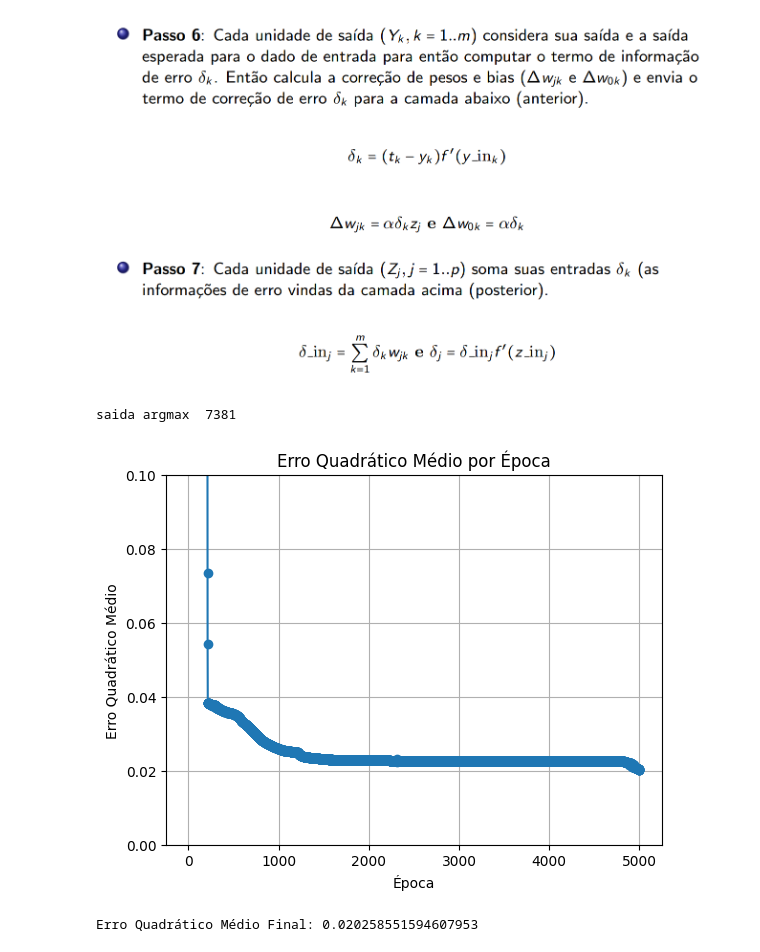
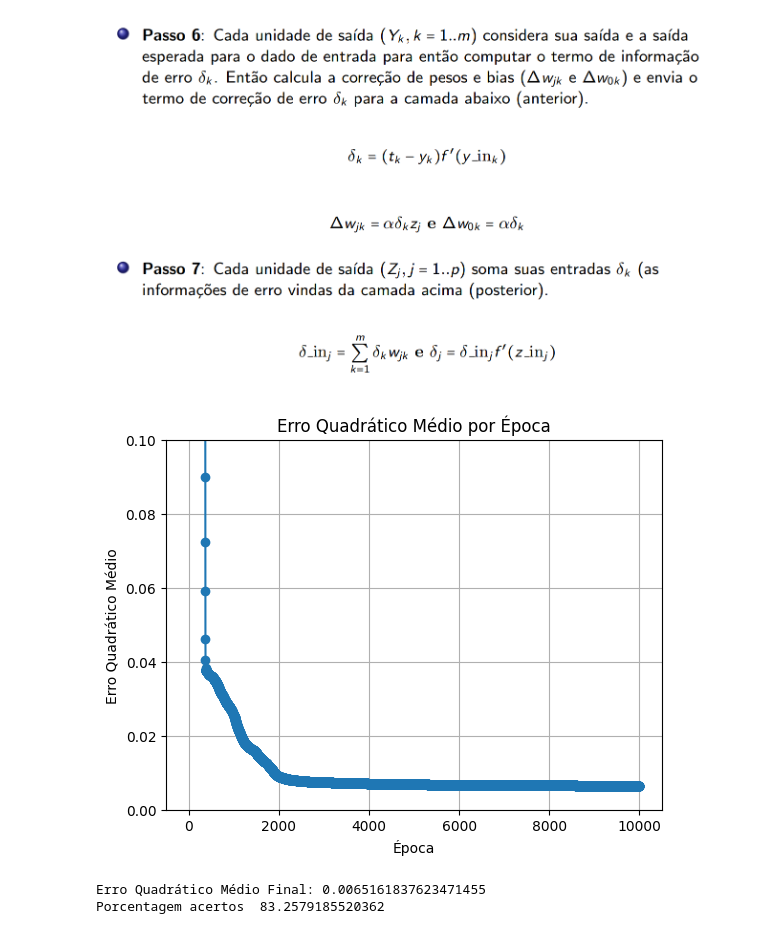
Before and after one commit to FabianaAndrade/projeto_IA, a Jupyter notebook: main.ipynb, the cells around one changed output. Cells and saved outputs as stored; diff of their text form; code cells hidden in the pictures.

```diff
--- a/main.ipynb
+++ b/main.ipynb
@@ -124,7 +124,8 @@ class MLP:
             eqm = np.mean((y - saida) ** 2)
             erros.append(eqm)
             #print(f'Epoca {epoca+1}/{epocas}, Erro quadratico medio: {eqm}')
-        print("saida argmax ", np.argmax(saida))
+        #print("saida argmax ", np.argmax(saida[1]))
+        self.saida_final = saida;
         # Plotando o erro por época
         plt.plot(range(1, epocas+1), erros, marker='o')
         plt.xlabel('Época')
@@ -137,25 +138,36 @@ class MLP:
 # %% [markdown]
 ![Captura de tela 2024-05-12 162356.png](embedded-picture-1)
 # %%
-learning_rate = 0.02
+learning_rate = 0.01
 
 leitura_dados = LeituraDados();
 #print("x ", leitura_dados.x[0])
 #print("y ", leitura_dados.y[60])
 #print("tamanho entrada ", leitura_dados.tamanho_entrada)
 #print("num classes ", leitura_dados.num_classes)
 
 # Criando e treinando a rede neural
 mlp = MLP(leitura_dados.tamanho_entrada, 50, leitura_dados.num_classes, learning_rate)
-errors = mlp.treinamento(leitura_dados.x, leitura_dados.y, epocas=5000)
+errors = mlp.treinamento(leitura_dados.x, leitura_dados.y, epocas=10000)
 
 # Calculando e imprimindo o erro quadrático médio final
 final_mse = errors[-1]
 print(f'Erro Quadrático Médio Final: {final_mse}')
+acertos = 0
+for i in range(len(mlp.saida_final)):
+    saida_a = np.argmax(mlp.saida_final[i])
+    esperado = np.argmax(leitura_dados.y[i])
+    if(saida_a == esperado):
+       acertos += 1
+    #print(f'Saída: {saida_a}. Esperado: {esperado}')
+
+porcentagem_acertos = (acertos / len(mlp.saida_final)) * 100
+
+print('Porcentagem acertos ', porcentagem_acertos)
 # %% [output]
+[figure, new version]
-saida argmax  7381
+Erro Quadrático Médio Final: 0.0065161837623471455
+Porcentagem acertos  83.2579185520362
-[figure, old version]
-Erro Quadrático Médio Final: 0.020258551594607953
 # %%
 # Define o diretório de output
 
```
